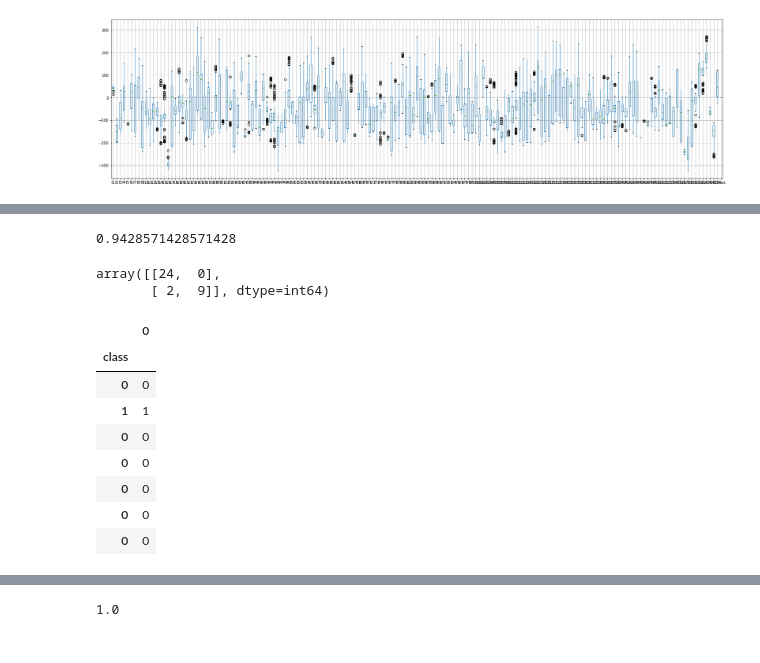
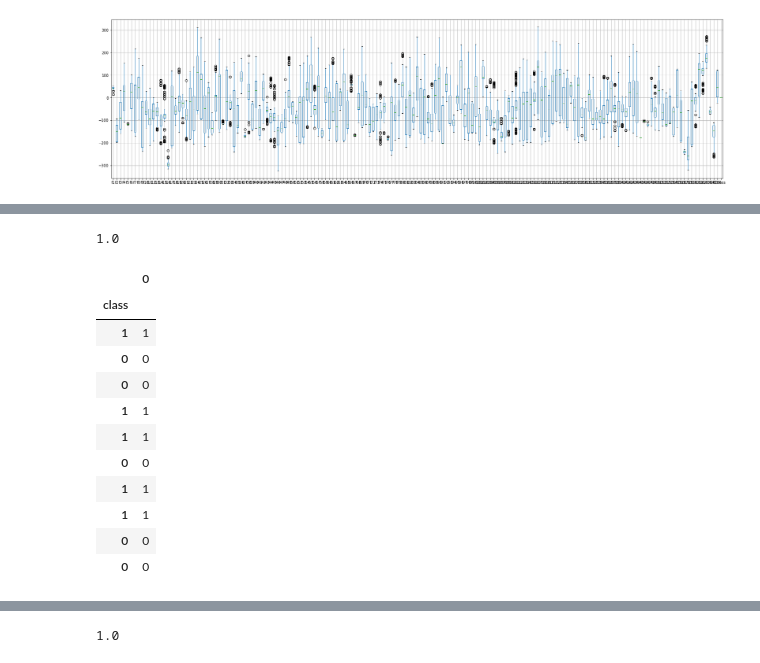
Before and after one commit to Shauryavashisth/XGBoost, a Jupyter notebook: test.ipynb, the cells around one changed output, grey strips where cells are left out. Cells and saved outputs as stored; diff of their text form; code cells hidden in the pictures.

```diff
--- a/test.ipynb
+++ b/test.ipynb
@@ -114,7 +114,6 @@ params={
     "n_estimators"  : [100,200,300],
     "max_depth"     : [4,6,8,10],
     "learning_rate"  : [0.05, 0.10, 0.15, 0.20, 0.25, 0.30],
-    "n_jobs"        : [2,4],
  "min_child_weight" : [ 1, 3, 5, 7],
  "gamma"            : [ 0.0, 0.1, 0.2 , 0.3, 0.4 ],
  "colsample_bytree" : [ 0.3, 0.4, 0.5 , 0.7 ]
@@ -171,14 +169,14 @@ random_search.best_params_
 #applying best variables
 # %%
 classifier=XGBClassifier(
-n_jobs=2,
 n_estimators=100,
-min_child_weight=3,
-max_depth=8,
-learning_rate=0.25,
-gamma=0.1,
+min_child_weight=1,
+max_depth=4,
+learning_rate=0.01,
+gamma=0.3,
 colsample_bytree=0.5)
 # %%
 model = classifier
-model.fit(x_train,y_train)
+eval_set = [(x_train, y_train), (x_test, y_test)]
+model.fit(x_train, y_train, eval_metric=["error", "logloss"], eval_set=eval_set)
 # %% [output]
@@ -199,4 +214,4 @@ accuracy = accuracy_score(result, y_test)
 # %%
 accuracy
 # %% [output]
-0.9428571428571428
+1.0
@@ -207,19 +218,17 @@ cm = confusion_matrix(y_test, result)
-# %%
-cm
-# %% [output]
-array([[24,  0],
-       [ 2,  9]], dtype=int64)
 # %%
 view = pd.DataFrame(result,y_test)
 # %%
-view.head(7)
+view.head(10)
 # %% [output]
 |  | 0 |
 | class |  |
-| 0 | 0 |
 | 1 | 1 |
 | 0 | 0 |
 | 0 | 0 |
+| 1 | 1 |
+| 1 | 1 |
+| 0 | 0 |
+| 1 | 1 |
+| 1 | 1 |
 | 0 | 0 |
 | 0 | 0 |
-| 0 | 0 |
```
Also changed, not shown: parts of 16 cells of this notebook.
